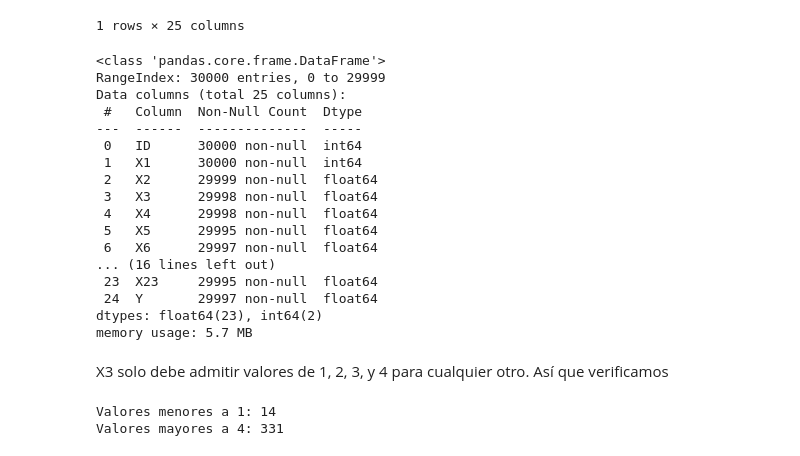
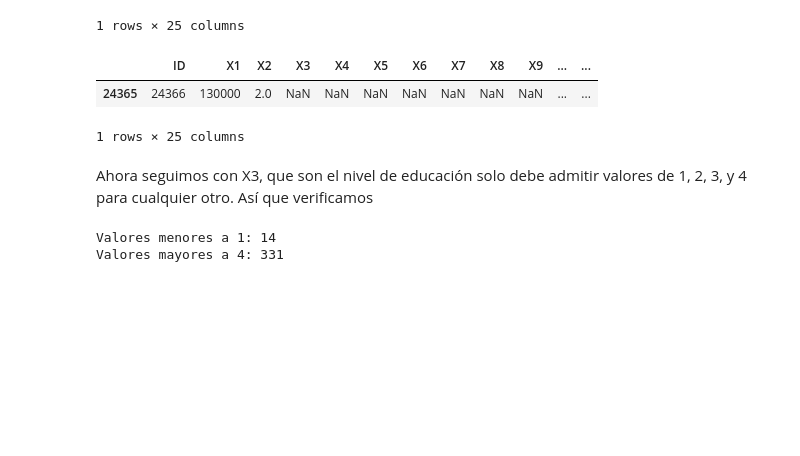
Before and after one commit to PosgradoMNA/actividades-del-projecto-equipo-52, a Jupyter notebook: Semana 3 - Actividad 1.ipynb, the cells around one changed output. Drawn from its saved outputs; the diff is of its cells as text; code cells hidden in the pictures; blank space fills up the shorter version.

```diff
--- a/Semana 3 - Actividad 1.ipynb
+++ b/Semana 3 - Actividad 1.ipynb
@@ -210,28 +210,16 @@ df_norm[sexo_nulo]
 |  | ID | X1 | X2 | X3 | X4 | X5 | X6 | X7 | X8 | X9 | ... | ... |
 | 24365 | 24366 | 130000 | NaN | NaN | NaN | NaN | NaN | NaN | NaN | NaN | ... | ... |
 1 rows × 25 columns
-# %%
-df_norm.info()
-# %% [output]
-<class 'pandas.core.frame.DataFrame'>
-RangeIndex: 30000 entries, 0 to 29999
-Data columns (total 25 columns):
- #   Column  Non-Null Count  Dtype
----  ------  --------------  -----
- 0   ID      30000 non-null  int64
- 1   X1      30000 non-null  int64
- 2   X2      29999 non-null  float64
- 3   X3      29998 non-null  float64
- 4   X4      29998 non-null  float64
- 5   X5      29995 non-null  float64
- 6   X6      29997 non-null  float64
-... (16 lines left out)
- 23  X23     29995 non-null  float64
- 24  Y       29997 non-null  float64
-dtypes: float64(23), int64(2)
-memory usage: 5.7 MB
+# %%
+#Ahora reeemplazamos el registro con sexo nulo dandole el 2 por ser el mayor porcentaje con el 60%
+df_norm["X2"].fillna(2,inplace=True)
+df_norm.loc[24365:24365]
+# %% [output]
+|  | ID | X1 | X2 | X3 | X4 | X5 | X6 | X7 | X8 | X9 | ... | ... |
+| 24365 | 24366 | 130000 | 2.0 | NaN | NaN | NaN | NaN | NaN | NaN | NaN | ... | ... |
+1 rows × 25 columns
 # %% [markdown]
-X3 solo debe admitir valores de 1, 2, 3, y 4 para cualquier otro. Así que verificamos
+Ahora seguimos con X3, que son el nivel de educación solo debe admitir valores de 1, 2, 3, y 4 para cualquier otro. Así que verificamos
 # %%
 print('Valores menores a 1: ' + str((df_norm['X3'].values < 1).sum()))
 print('Valores mayores a 4: ' + str((df_norm['X3'].values > 4).sum()))
```
Also changed, not shown: parts of 6 cells of this notebook.
